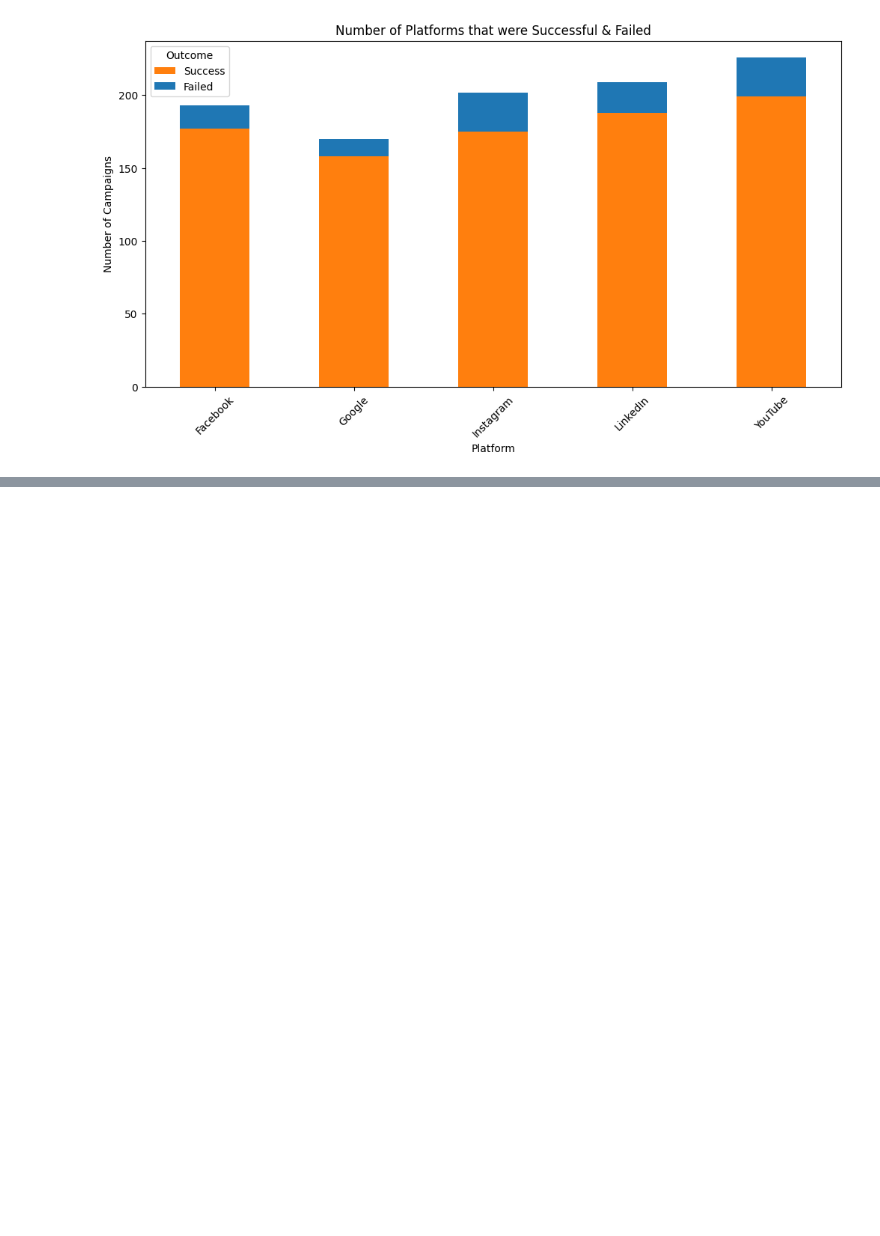
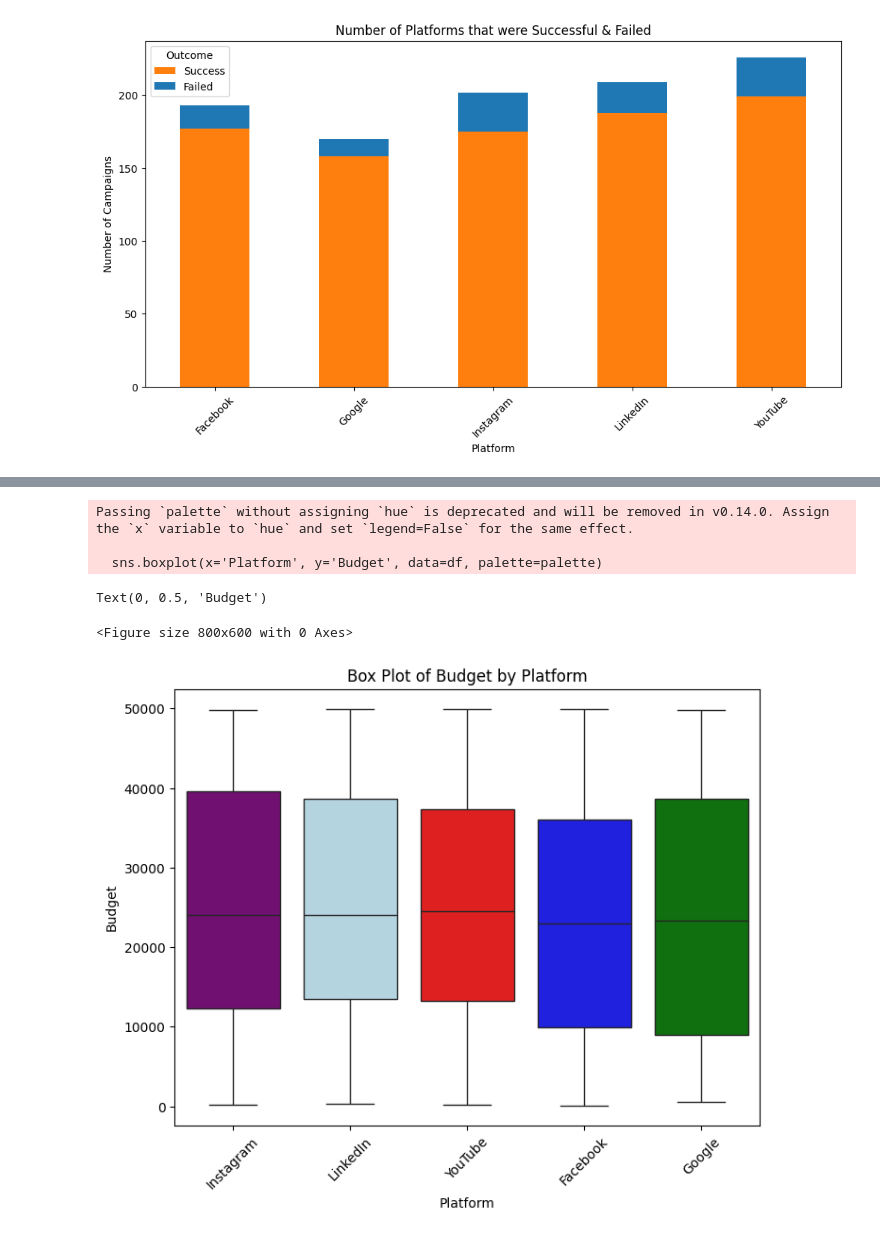
Before and after one commit to AnrieS/marketing_campaign_analysis, a Jupyter notebook: marketing_campaign_analysis.ipynb, the cells around one changed output, grey strips where cells are left out. Saved outputs shown, nothing was run; the diff lists cells and outputs as text; code cells hidden in the pictures; blank space fills up the shorter version.

```diff
--- a/marketing_campaign_analysis.ipynb
+++ b/marketing_campaign_analysis.ipynb
@@ -228,0 +287,17 @@ df_copy
+# %%
+plt.figure(figsize=(8, 6))
+palette = {'YouTube': 'red', 'Facebook': 'blue', 'Google': 'Green', 'LinkedIn': 'LightBlue', 'Instagram': 'Purple'}
+
+plt.figure(figsize=(8, 6))
+sns.boxplot(x='Platform', y='Budget', data=df, palette=palette)
+plt.title('Box Plot of Budget by Platform')
+plt.xlabel('Platform')
+plt.xticks(rotation=45)
+plt.ylabel('Budget')
+# %% [output]
+Passing `palette` without assigning `hue` is deprecated and will be removed in v0.14.0. Assign the `x` variable to `hue` and set `legend=False` for the same effect.
+
+  sns.boxplot(x='Platform', y='Budget', data=df, palette=palette)
+Text(0, 0.5, 'Budget')
+<Figure size 800x600 with 0 Axes>
+[figure, added]
```
Also changed, not shown: parts of 16 cells of this notebook.
